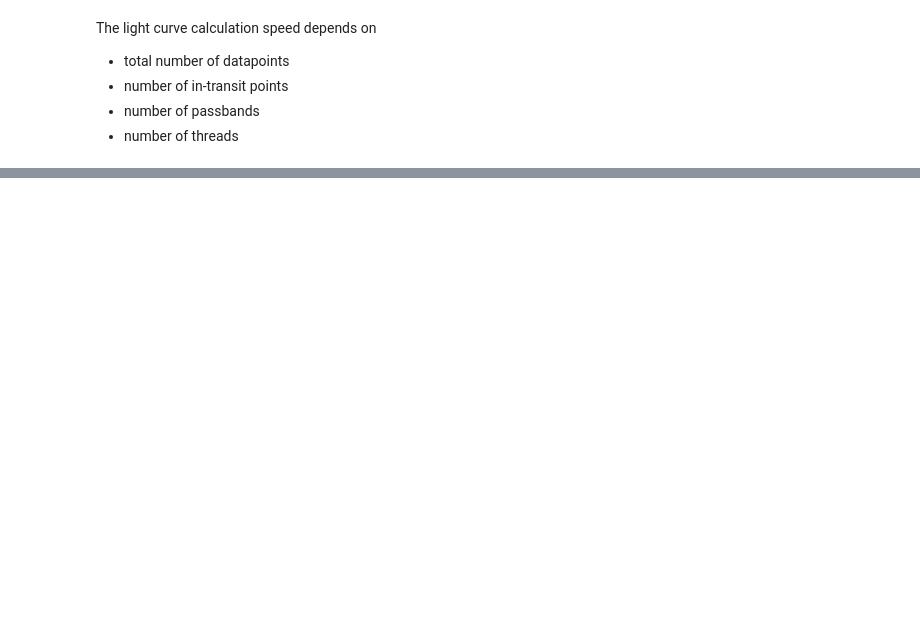
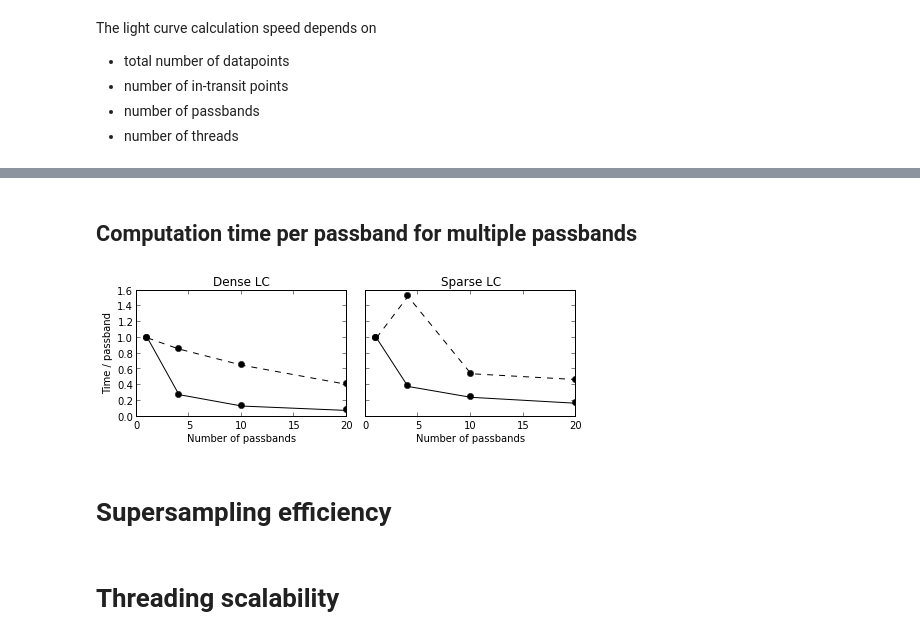
Before and after one commit to hpparvi/PyTransit, a Jupyter notebook: notebooks/Test_scalability.ipynb, the cells around one changed output, grey strips where cells are left out. Cells and saved outputs as stored; diff of their text form; code cells hidden in the pictures; blank space fills up the shorter version.

```diff
--- a/notebooks/Test_scalability.ipynb
+++ b/notebooks/Test_scalability.ipynb
@@ -21,0 +18,13 @@ um = np.array([[0.0+0.08*iu, 0.0+0.025*i] for iu in range(10)])
+# %%
+nrep = 50
+k, t0, p, a, i = 0.1, 1, 4, 12, 0.48*np.pi
+us = np.array([[0.04*iu, 0.025*i] for iu in range(20)])
+u_slices = [s_[:1,:],s_[:4,:],s_[:10,:],s_[:,:]]
+ntra  = array([1, 5, 10, 20, 50, 100, 1000])
+
+times_dense  = [tile(linspace(0.9,1.1,200), [ntr]) for ntr in ntra]
+times_sparse = [tile(linspace(0.0,2.0,200), [ntr]) for ntr in ntra]
+zs_dense     = [of.z_circular(t, t0, p, a, i, nthreads=4) for t in times_dense]
+zs_sparse    = [of.z_circular(t, t0, p, a, i, nthreads=4) for t in times_sparse]
+
+npt = array([t.size for t in times_dense])
@@ -74,0 +86,23 @@ plot(array(tt)/tt[0]);
+# %% [markdown]
+## Computation time per passband for multiple passbands
+# %%
+npb = array([1,4,10,20.])
+
+def nor(ta):
+    nta = ta/npb
+    return nta/nta[0]
+
+fig, ax = subplots(1,2,figsize=(2*AAOCW,0.75*AAOCW), sharey=True)
+ax[0].plot([1,4,10,20], nor(times_basic_d[0,:,-1]), 'k-', marker='o')
+ax[0].plot([1,4,10,20], nor(times_basic_d[1,:,-1]), 'k--', marker='o');
+ax[1].plot([1,4,10,20], nor(times_basic_s[0,:,-1]), 'k-', marker='o')
+ax[1].plot([1,4,10,20], nor(times_basic_s[1,:,-1]), 'k--', marker='o');
+setp(ax[0], xlabel='Number of passbands', ylabel='Time / passband', title='Dense LC')
+setp(ax[1], xlabel='Number of passbands', title='Sparse LC')
+fig.tight_layout()
+# %% [output]
+[figure, added]
+# %% [markdown]
+# Supersampling efficiency
+# %% [markdown]
+# Threading scalability
```
Also changed, not shown: parts of 18 cells of this notebook, 6 other files.
